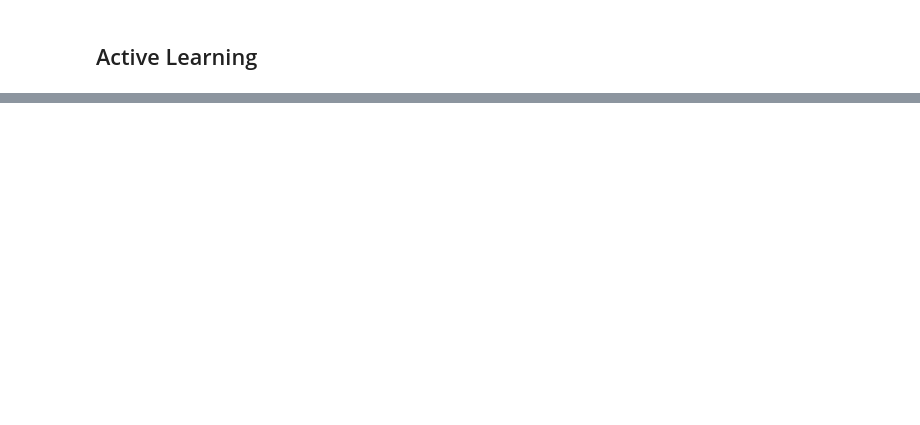
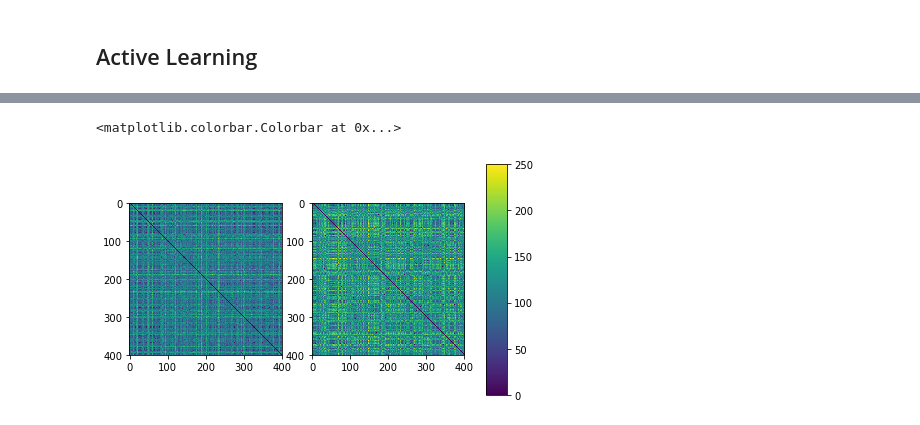
Before and after one commit to jsourati/nn-active-learning, a Jupyter notebook: GeneralNotes.ipynb, the cells around one changed output, grey strips where cells are left out. Saved outputs shown, nothing was run; the diff lists cells and outputs as text; code cells hidden in the pictures; blank space fills up the shorter version.

```diff
--- a/GeneralNotes.ipynb
+++ b/GeneralNotes.ipynb
@@ -182,0 +220,24 @@ for i in range(test_size):
+# %%
+# compute all the posterior probabilities
+posteriors = tf.nn.softmax(y)
+pool_posteriors = sess.run(posteriors, feed_dict={x: pool_images, y_: pool_labels})
+
+# number of uncertain samples to keep
+B = 50
+selected_unlabeled = NNAL_tools.uncertainty_filtering(pool_posteriors, B)
+
+grads = NNAL_tools.enlist_gradients(log_posteriors, B, [W,b])
+
+# compute all the listed gradients in one single call
+all_grads = sess.run(grads, feed_dict={x: pool_images[selected_unlabeled,:],
+                                       y_: pool_labels[selected_unlabeled,:]})
+
+
+selected_posteriors = pool_posteriors[selected_unlabeled, :]
+scores = np.zeros(B)
+for i in range(B):
+    for j in range(c):
+        # summation of derivative-squared
+        class_grad_squared = np.sum(all_grads[i*c+j][0]**2)
+        class_grad_squared += np.sum(all_grads[i*c+j][1]**2)
+        scores[i] += class_grad_squared*pool_posteriors[i, j]
@@ -182,0 +296,22 @@ for i in range(test_size):
+# %%
+iters = 400
+dist_map_rand = np.zeros((iters,iters))
+dist_map_fi = np.zeros((iters,iters))
+
+fi_condat = np.concatenate(fi_data, axis=1)
+rand_condat = np.concatenate(rand_data, axis=1)
+
+for i in range(iters):
+    for j in range(iters):
+        dist_map_rand[i,j] = np.sum((rand_condat[:,i] - rand_condat[:,j])**2)
+        dist_map_fi[i,j] = np.sum((fi_condat[:,i] - fi_condat[:,j])**2)
+
+fig, axes = plt.subplots(nrows=1, ncols=2)
+im = axes[0].imshow(dist_map_rand, vmin=0, vmax=250)
+im = axes[1].imshow(dist_map_fi, vmin=0, vmax=250)
+
+cax = fig.add_axes([0.95, 0.1, 0.05, 0.8])
+fig.colorbar(im,cax)
+# %% [output]
+<matplotlib.colorbar.Colorbar at 0x...>
+[figure, added]
```
Also changed, not shown: parts of 19 cells of this notebook.
